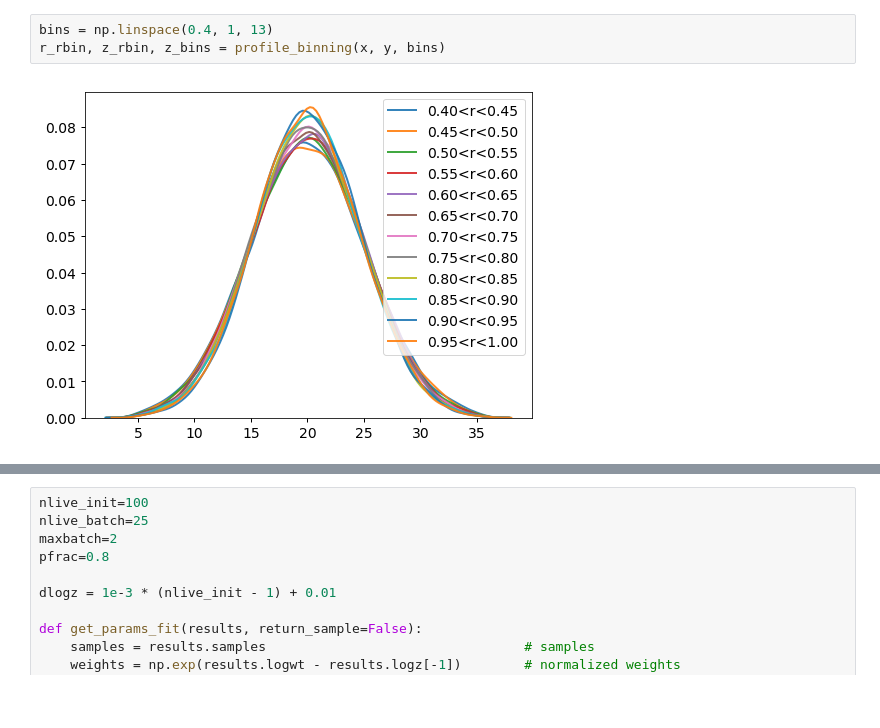
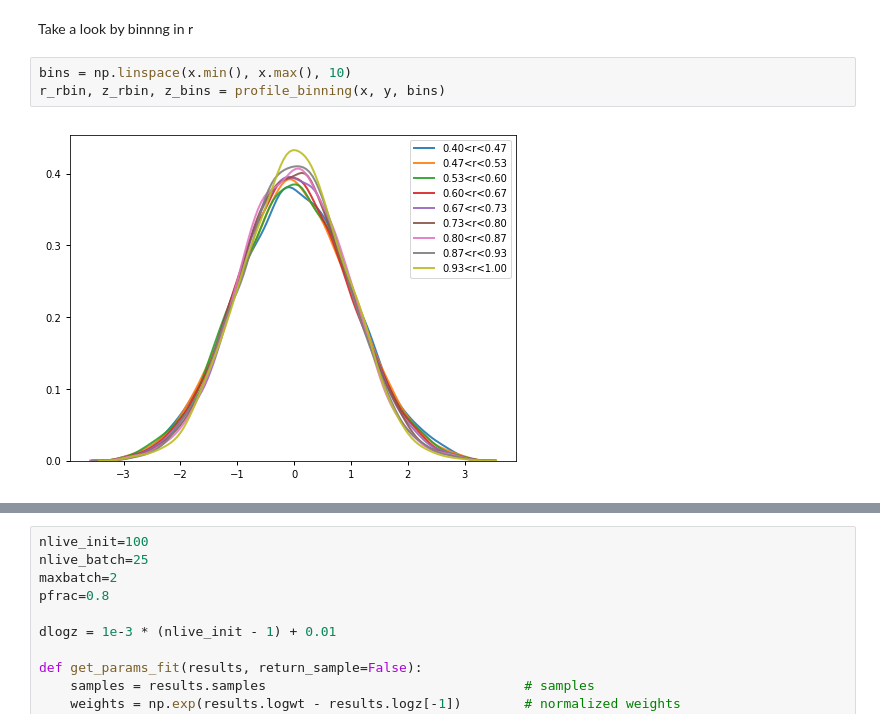
Before and after one commit to nstarman/jas1101_project, a Jupyter notebook: notebooks/Dynesty_GCModel.ipynb, the cells around one changed output, grey strips where cells are left out. Cells and saved outputs as stored; diff of their text form; blank space fills up the shorter version.

```diff
--- a/notebooks/Dynesty_GCModel.ipynb
+++ b/notebooks/Dynesty_GCModel.ipynb
@@ -78,8 +146,10 @@ ax = colobar_non_mappable(fig, ax, vmin=f_BH_amp.min()*M_gc,vmax=f_BH_amp.max()*
+# %% [markdown]
+Take a look by binnng in r
 # %%
-bins = np.linspace(0.4, 1, 13)
+bins = np.linspace(x.min(), x.max(), 10)
 r_rbin, z_rbin, z_bins = profile_binning(x, y, bins)
 # %% [output]
-[figure, old version]
+[figure, new version]
 # %%
 sigma_bins = np.array([np.std(z_bins[i]['pm']) for i in range(len(z_bins))])
 plt.plot(r_rbin, sigma_bins, "g-o")
```
Also changed, not shown: parts of 28 cells of this notebook.
